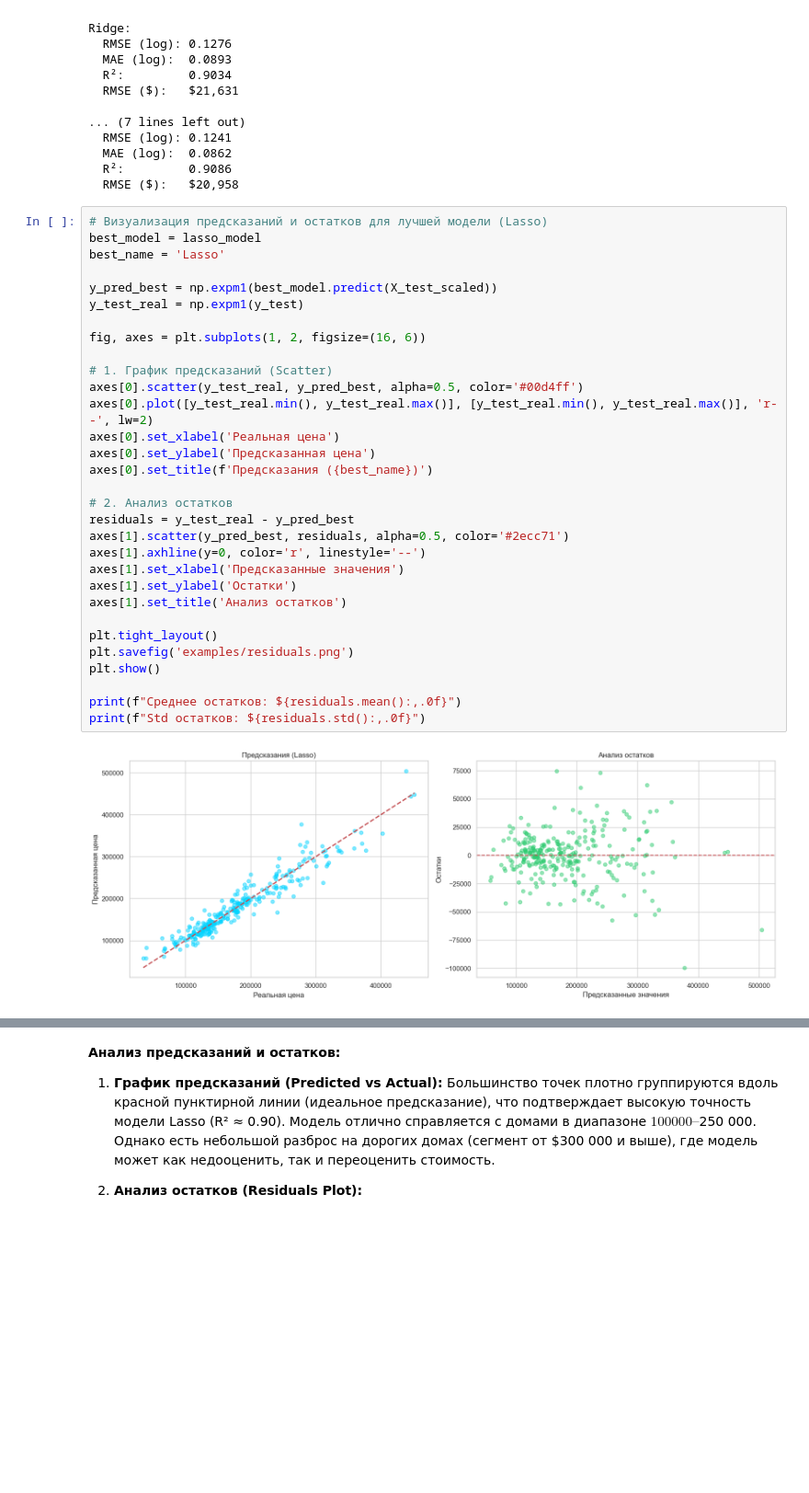
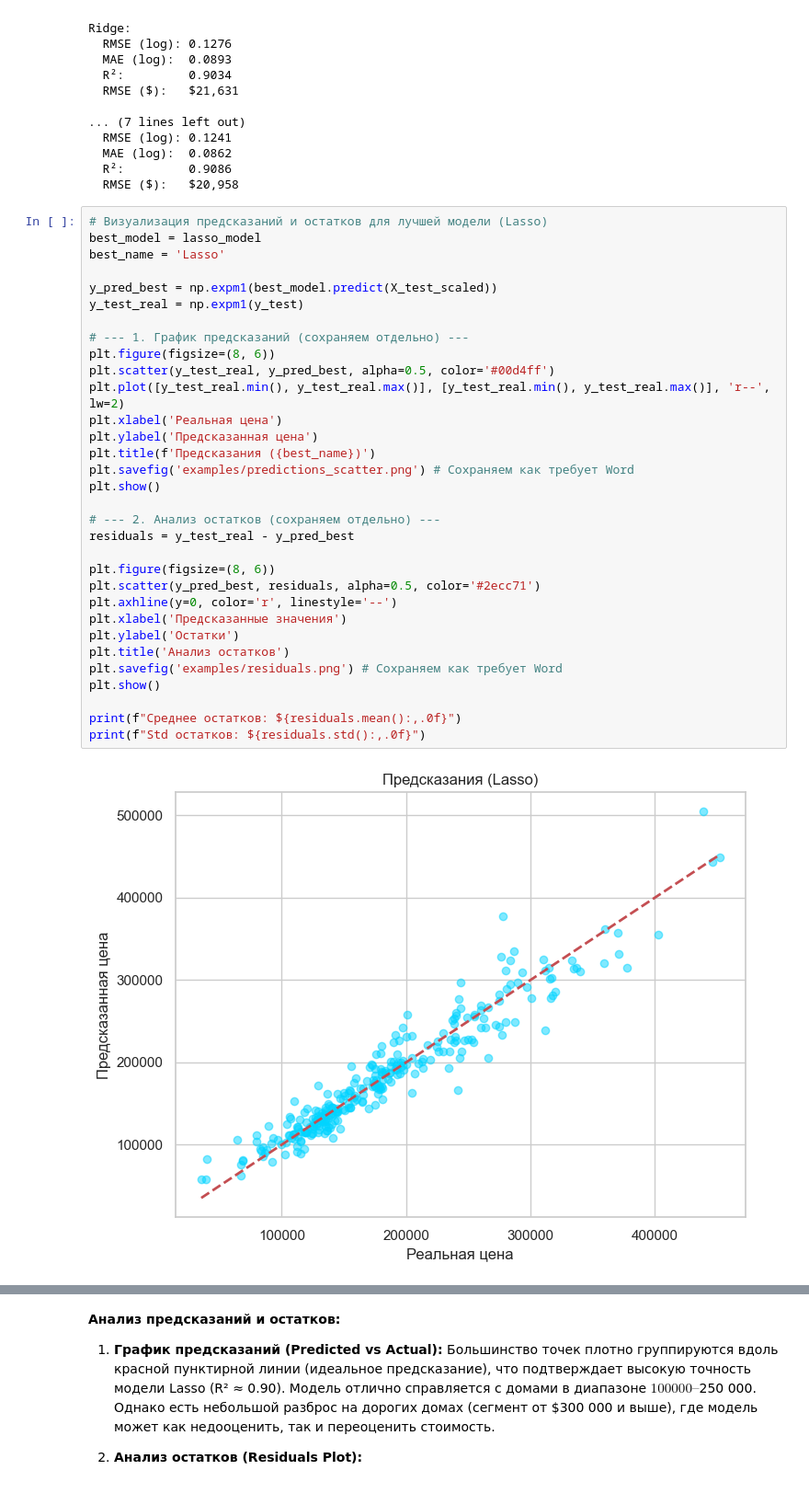
Before and after one commit to shunanovke/ml-course-shunanov, a Jupyter notebook: module-2-house-prices/notebook.ipynb, the cells around one changed output, grey strips where cells are left out. Shown at 92% size. Saved outputs shown, nothing was run; the diff lists cells and outputs as text; blank space fills up the shorter version.

```diff
--- a/module-2-house-prices/notebook.ipynb
+++ b/module-2-house-prices/notebook.ipynb
@@ -378,33 +378,34 @@ Ridge:
 # %%
 # Визуализация предсказаний и остатков для лучшей модели (Lasso)
 best_model = lasso_model
 best_name = 'Lasso'
 
 y_pred_best = np.expm1(best_model.predict(X_test_scaled))
 y_test_real = np.expm1(y_test)
 
-fig, axes = plt.subplots(1, 2, figsize=(16, 6))
+# --- 1. График предсказаний (сохраняем отдельно) ---
+plt.figure(figsize=(8, 6))
+plt.scatter(y_test_real, y_pred_best, alpha=0.5, color='#00d4ff')
+plt.plot([y_test_real.min(), y_test_real.max()], [y_test_real.min(), y_test_real.max()], 'r--', lw=2)
+plt.xlabel('Реальная цена')
+plt.ylabel('Предсказанная цена')
+plt.title(f'Предсказания ({best_name})')
+plt.savefig('examples/predictions_scatter.png') # Сохраняем как требует Word
+plt.show()
 
-# 1. График предсказаний (Scatter)
-axes[0].scatter(y_test_real, y_pred_best, alpha=0.5, color='#00d4ff')
-axes[0].plot([y_test_real.min(), y_test_real.max()], [y_test_real.min(), y_test_real.max()], 'r--', lw=2)
-axes[0].set_xlabel('Реальная цена')
-axes[0].set_ylabel('Предсказанная цена')
-axes[0].set_title(f'Предсказания ({best_name})')
+# --- 2. Анализ остатков (сохраняем отдельно) ---
+residuals = y_test_real - y_pred_best
 
-# 2. Анализ остатков
-residuals = y_test_real - y_pred_best
-axes[1].scatter(y_pred_best, residuals, alpha=0.5, color='#2ecc71')
-axes[1].axhline(y=0, color='r', linestyle='--')
-axes[1].set_xlabel('Предсказанные значения')
-axes[1].set_ylabel('Остатки')
-axes[1].set_title('Анализ остатков')
-
-plt.tight_layout()
-plt.savefig('examples/residuals.png')
+plt.figure(figsize=(8, 6))
+plt.scatter(y_pred_best, residuals, alpha=0.5, color='#2ecc71')
+plt.axhline(y=0, color='r', linestyle='--')
+plt.xlabel('Предсказанные значения')
+plt.ylabel('Остатки')
+plt.title('Анализ остатков')
+plt.savefig('examples/residuals.png') # Сохраняем как требует Word
 plt.show()
 
 print(f"Среднее остатков: ${residuals.mean():,.0f}")
 print(f"Std остатков: ${residuals.std():,.0f}")
 # %% [output]
-[figure, old version]
+[figure, new version]
```
Also changed, not shown: parts of 5 cells of this notebook, 4 other files.
